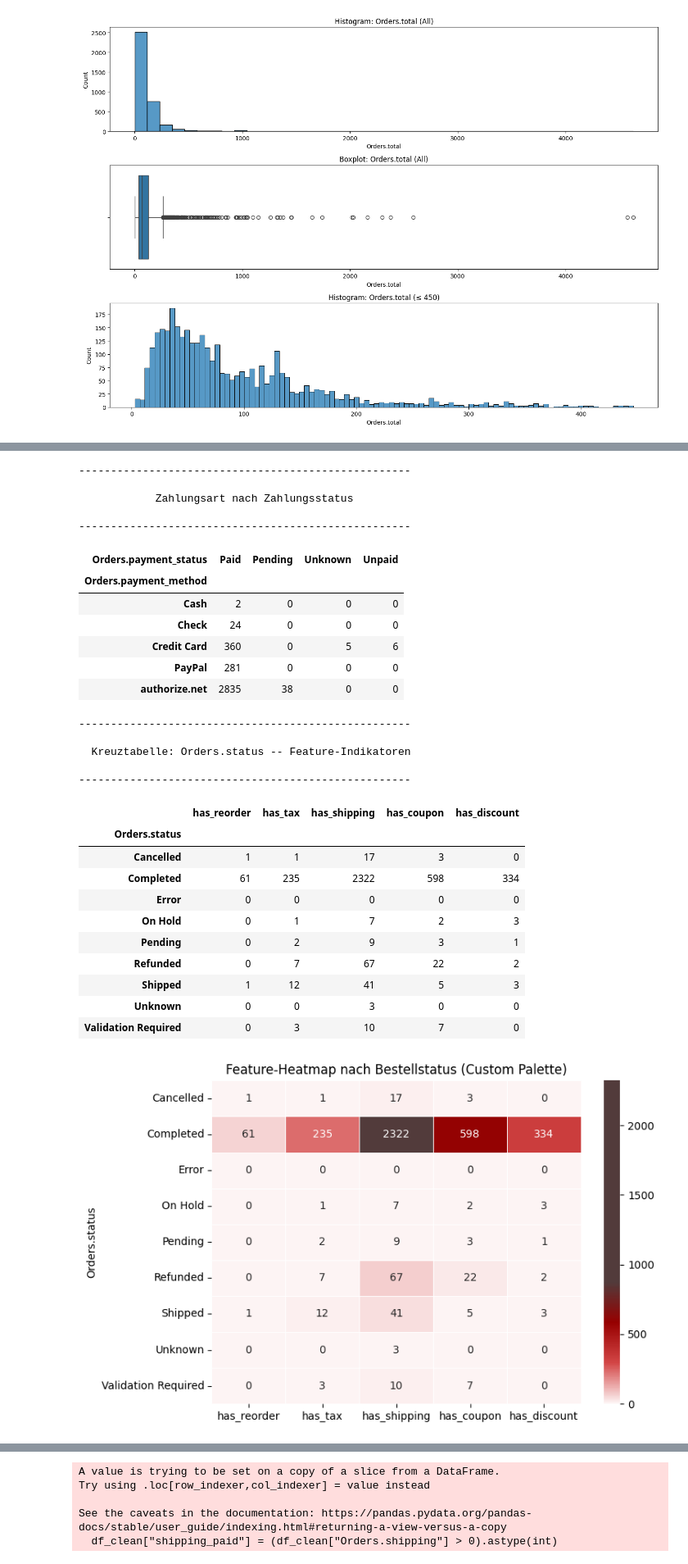
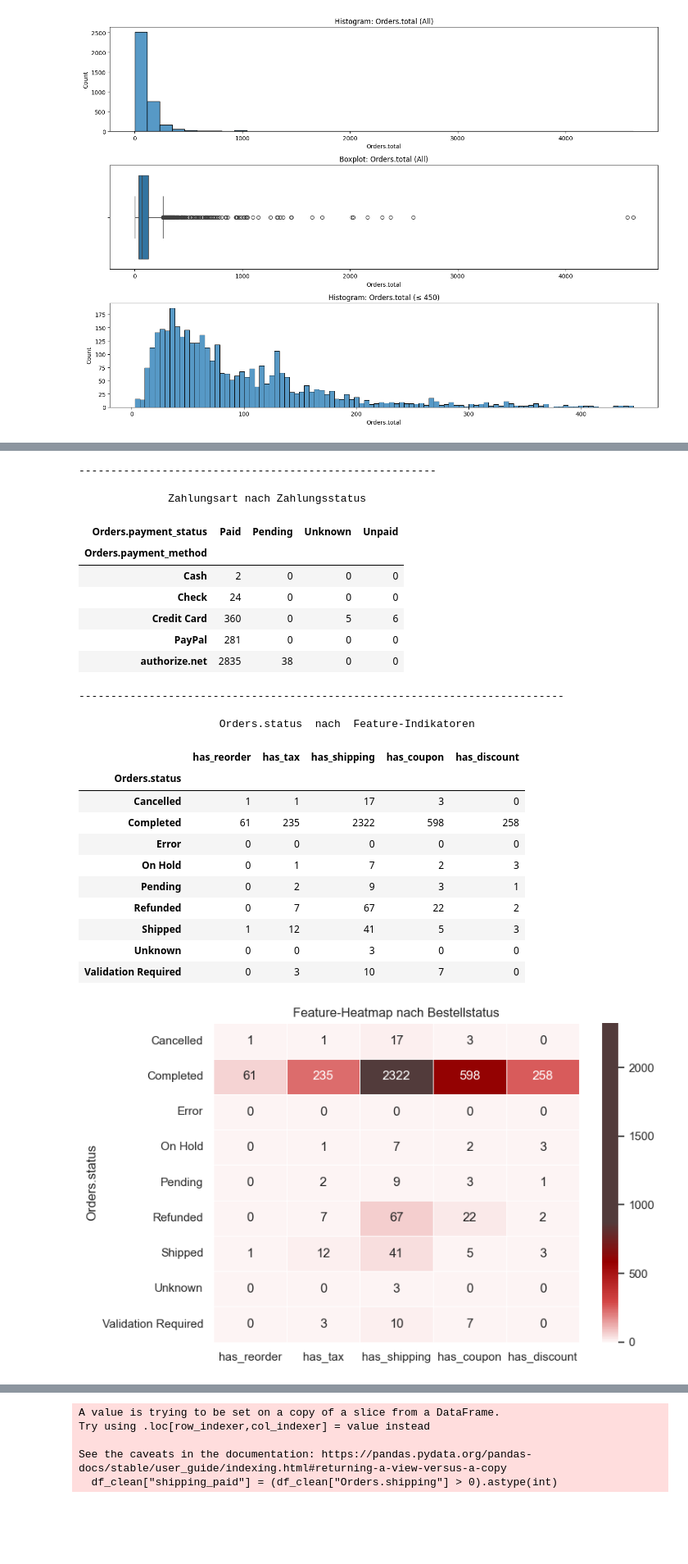
Before and after one commit to data-mosaic/Anna-Project, a Jupyter notebook: notebooks/03_modeling.ipynb, the cells around one changed output, grey strips where cells are left out. Shown at 82% size. Cells and saved outputs as stored; diff of their text form; code cells hidden in the pictures; blank space fills up the shorter version.

```diff
--- a/notebooks/03_modeling.ipynb
+++ b/notebooks/03_modeling.ipynb
@@ -15,7 +15,7 @@ from matplotlib.colors import LinearSegmentedColormap
 
 pd.set_option('display.max_columns', None)
 # %%
-#plt.style.use('default')
+plt.style.use('default')
 # %%
 df = pd.read_csv("../data/clean/aggregate_df.csv")
 
@@ -622,17 +492,14 @@ ct_status
 | Unknown | 3 | 1 | 0 | 0 |
 | Validation Required | 17 | 0 | 0 | 0 |
 # %%
-print("----------------------------------------------------\n")
-print("            Zahlungsart nach Zahlungsstatus  \n")
-print("----------------------------------------------------\n")
+print("--------------------------------------------------------\n")
+print("              Zahlungsart nach Zahlungsstatus  \n")
 ct_pay_method = pd.crosstab(df_orders["Orders.payment_method"], df_orders["Orders.payment_status"])
 ct_pay_method
 # %% [output]
-----------------------------------------------------
+--------------------------------------------------------
 
-            Zahlungsart nach Zahlungsstatus
-
-----------------------------------------------------
+              Zahlungsart nach Zahlungsstatus
 | Orders.payment_status | Paid | Pending | Unknown | Unpaid |
 | Orders.payment_method |  |  |  |  |
 | Cash | 2 | 0 | 0 | 0 |
@@ -649,9 +516,8 @@ df_orders["has_coupon"] = df_orders["Orders.coupon_id"].notna().astype(int)
 # discount_name є завжди, але треба перевірити, чи там "No Discount", "" або NaN
 df_orders["has_discount"] = df_orders["Orders.discount_name"].ne("No Discount").astype(int)
 # %%
-print("----------------------------------------------------\n")
-print("  Kreuztabelle: Orders.status -- Feature-Indikatoren  \n")
-print("----------------------------------------------------\n")
+print("----------------------------------------------------------------------------\n")
+print("                      Orders.status  nach  Feature-Indikatoren  \n")
 
 ct_features = df_orders.groupby("Orders.status", observed=True)[[
     "has_reorder",
@@ -663,15 +529,13 @@ ct_features = df_orders.groupby("Orders.status", observed=True)[[
 
 ct_features
 # %% [output]
-----------------------------------------------------
+----------------------------------------------------------------------------
 
-  Kreuztabelle: Orders.status -- Feature-Indikatoren
-
-----------------------------------------------------
+                      Orders.status  nach  Feature-Indikatoren
 |  | has_reorder | has_tax | has_shipping | has_coupon | has_discount |
 | Orders.status |  |  |  |  |  |
 | Cancelled | 1 | 1 | 17 | 3 | 0 |
-| Completed | 61 | 235 | 2322 | 598 | 334 |
+| Completed | 61 | 235 | 2322 | 598 | 258 |
 | Error | 0 | 0 | 0 | 0 | 0 |
 | On Hold | 0 | 1 | 7 | 2 | 3 |
 | Pending | 0 | 2 | 9 | 3 | 1 |
@@ -700,35 +564,35 @@ ct_features
 from matplotlib.colors import LinearSegmentedColormap
 
 colors = [
     "#fdf4f4",  # 0%
     "#D34646",  # 10%
     "#970000",  # 25%
     "#523B3B",
     "#523B3B",  # 50%
     "#523B3B",
     "#523B3B",  # 75%
     "#523B3B",
     "#523B3B",  # 100%
 ]
 
 custom_cmap = LinearSegmentedColormap.from_list("custom_heatmap", colors)
 
 plt.figure(figsize=(8, 5))
 sns.heatmap(
     ct_features,
     annot=True,
     fmt="d",
     cmap=custom_cmap,
     linewidths=0.5,
     linecolor="white"
 )
 
-plt.title("Feature-Heatmap nach Bestellstatus (Custom Palette)")
+plt.title("Feature-Heatmap nach Bestellstatus")
 plt.ylabel("Orders.status")
 plt.tight_layout()
 plt.show()
 # %% [output]
-[figure, old version]
+[figure, new version]
 # %%
 ###   -- ПРИКЛАД зі стандартною кольоровою мапою
 # sns.heatmap(
```
Also changed, not shown: parts of 59 cells of this notebook, 1 other file.
